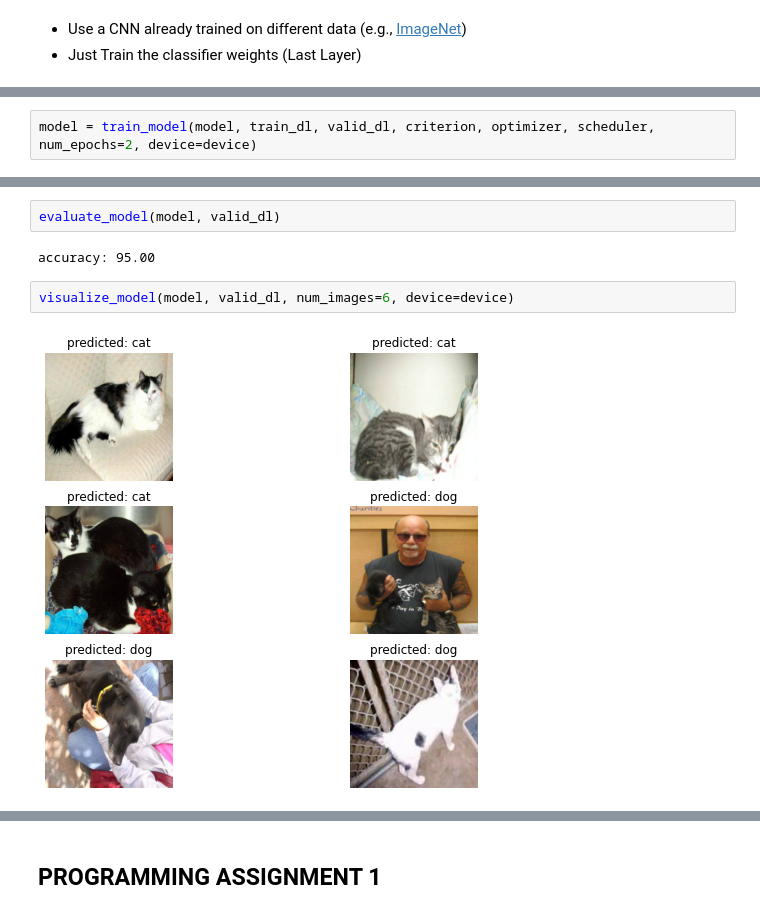
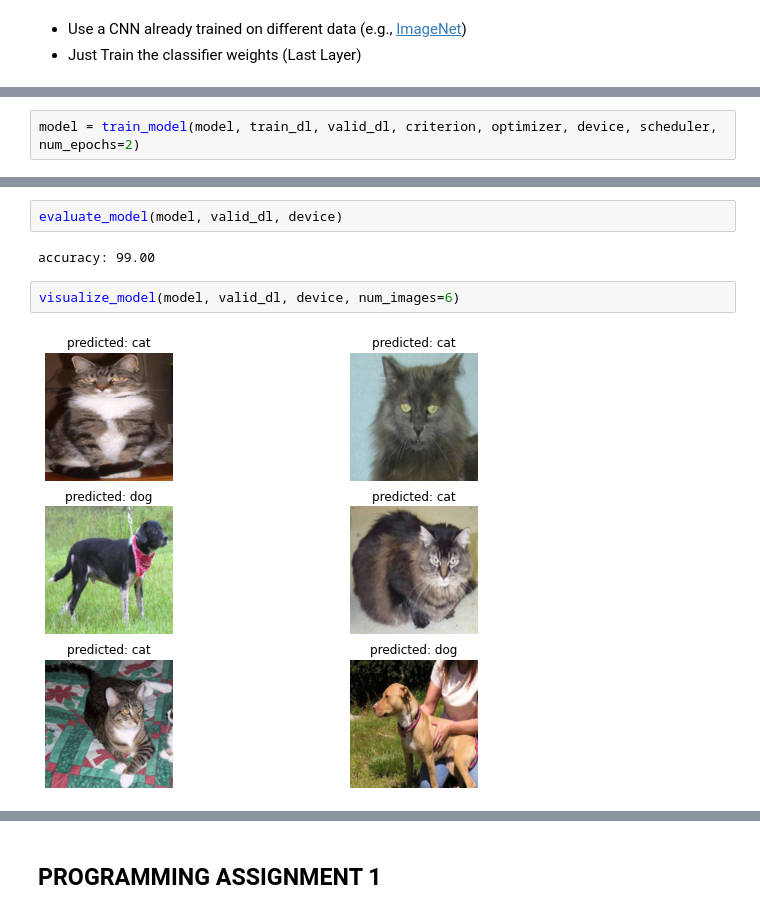
Before and after one commit to snrazavi/Deep_Learning_in_Python_2018, a Jupyter notebook: Week01/Lesson01-Classification.ipynb, the cells around one changed output, grey strips where cells are left out. Drawn from its saved outputs; the diff is of its cells as text.

Commit message:
Update training and evaluationg and other functions to work with recent versions of pytorch

```diff
--- a/Week01/Lesson01-Classification.ipynb
+++ b/Week01/Lesson01-Classification.ipynb
@@ -475,5 +468,5 @@ Downloading: "https://download.pytorch.org/models/resnet50-0676ba61.pth" to /hom
 # %%
-model = train_model(model, train_dl, valid_dl, criterion, optimizer, scheduler, num_epochs=2, device=device)
+model = train_model(model, train_dl, valid_dl, criterion, optimizer, device, scheduler, num_epochs=2)
 # %% [output]
 Epoch 1/2
 ----------
@@ -490,11 +483,11 @@ Best val Acc: 0.9825
 # %%
-evaluate_model(model, valid_dl)
+evaluate_model(model, valid_dl, device)
 # %% [output]
-accuracy: 95.00
+accuracy: 99.00
 # %%
-visualize_model(model, valid_dl, num_images=6, device=device)
+visualize_model(model, valid_dl, device, num_images=6)
 # %% [output]
-[figure, old version]
+[figure, new version]
 # %%
 plot_errors(model, valid_dl, device)
 # %% [output]
```
Also changed, not shown: parts of 18 cells of this notebook, 7 other files.
